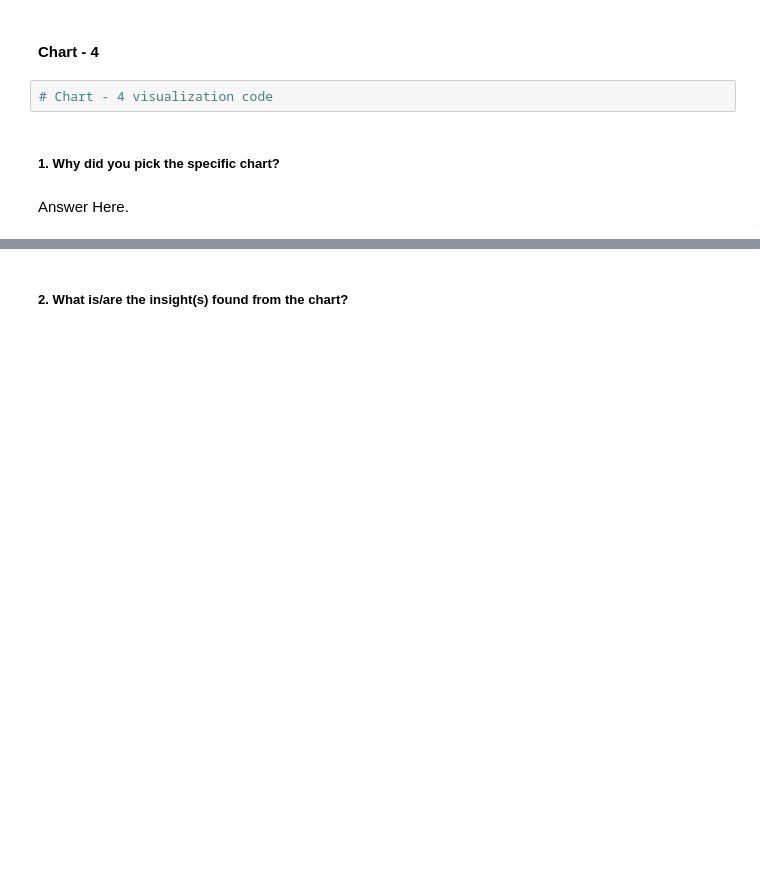
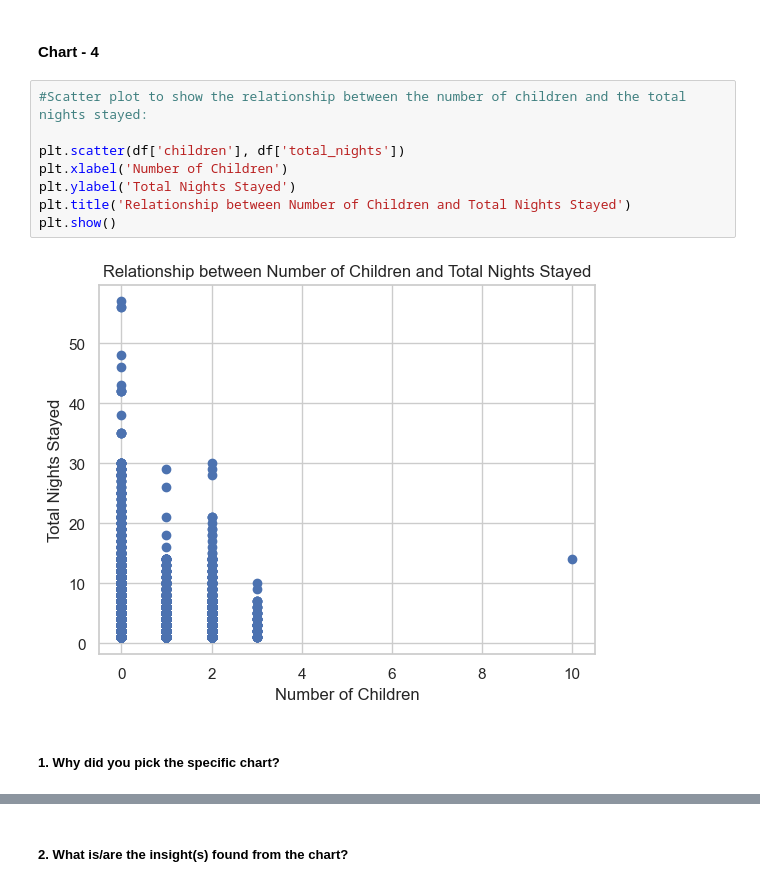
Before and after one commit to Mostaqul143/Hotel-Booking-Analysis, a Jupyter notebook: EDA Submission Template.ipynb, the cells around one changed output, grey strips where cells are left out. Cells and saved outputs as stored; diff of their text form; blank space fills up the shorter version.

```diff
--- a/EDA Submission Template.ipynb
+++ b/EDA Submission Template.ipynb
@@ -488,8 +533,14 @@ Answer Here
 # %% [markdown]
 #### Chart - 4
-# %%
-# Chart - 4 visualization code
+# %%
+#Scatter plot to show the relationship between the number of children and the total nights stayed:
+
+plt.scatter(df['children'], df['total_nights'])
+plt.xlabel('Number of Children')
+plt.ylabel('Total Nights Stayed')
+plt.title('Relationship between Number of Children and Total Nights Stayed')
+plt.show()
+# %% [output]
+[figure, added]
 # %% [markdown]
 ##### 1. Why did you pick the specific chart?
-# %% [markdown]
-Answer Here.
```
Also changed, not shown: parts of 117 cells of this notebook.
